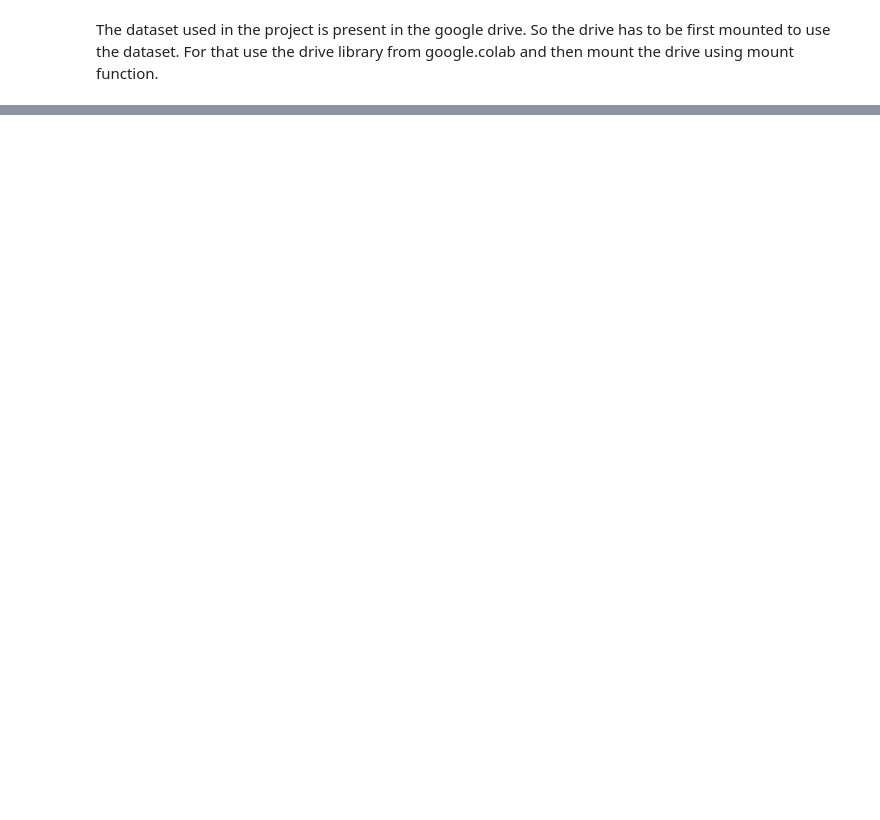
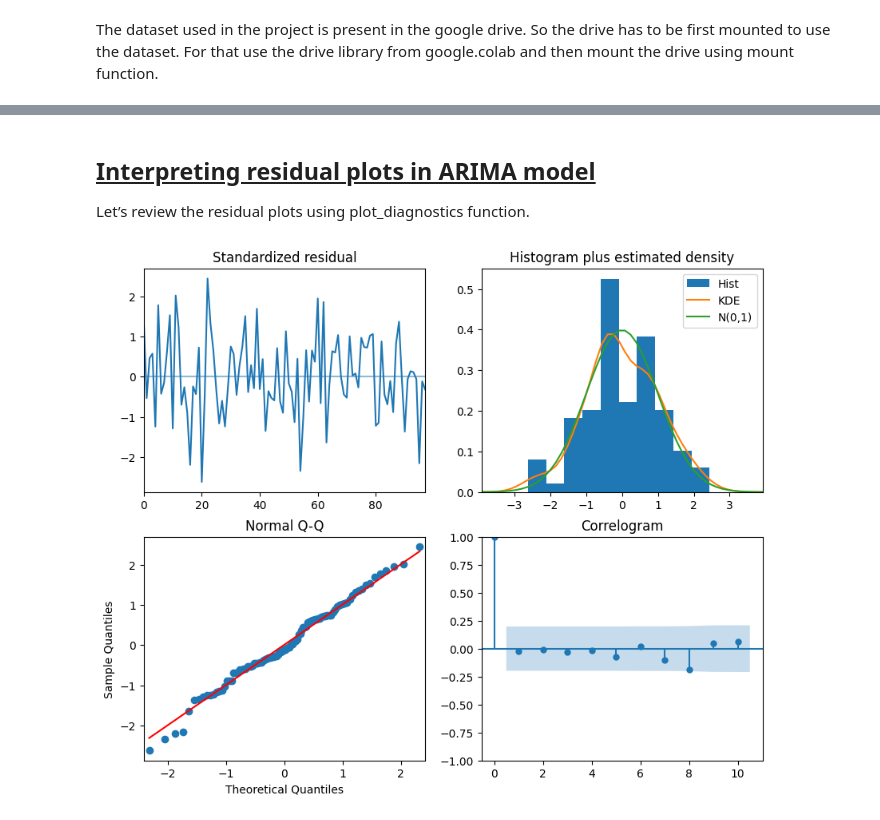
Before and after one commit to Rajat504/CLOUDYML, a Jupyter notebook: Time_Series_Module4.ipynb, the cells around one changed output, grey strips where cells are left out. Drawn from its saved outputs; the diff is of its cells as text; code cells hidden in the pictures; blank space fills up the shorter version.

```diff
--- a/Time_Series_Module4.ipynb
+++ b/Time_Series_Module4.ipynb
@@ -396,0 +242,10 @@ Keep practising until next assignment comes in. <br><br>
+# %% [markdown]
+<h2><u>Interpreting residual plots in ARIMA model</h2></u>
+
+Let’s review the residual plots using plot_diagnostics function.
+# %%
+# plot the diagnostics
+model.plot_diagnostics(figsize=(10, 8))
+plt.show()
+# %% [output]
+[figure, added]
```
Also changed, not shown: parts of 90 cells of this notebook.
